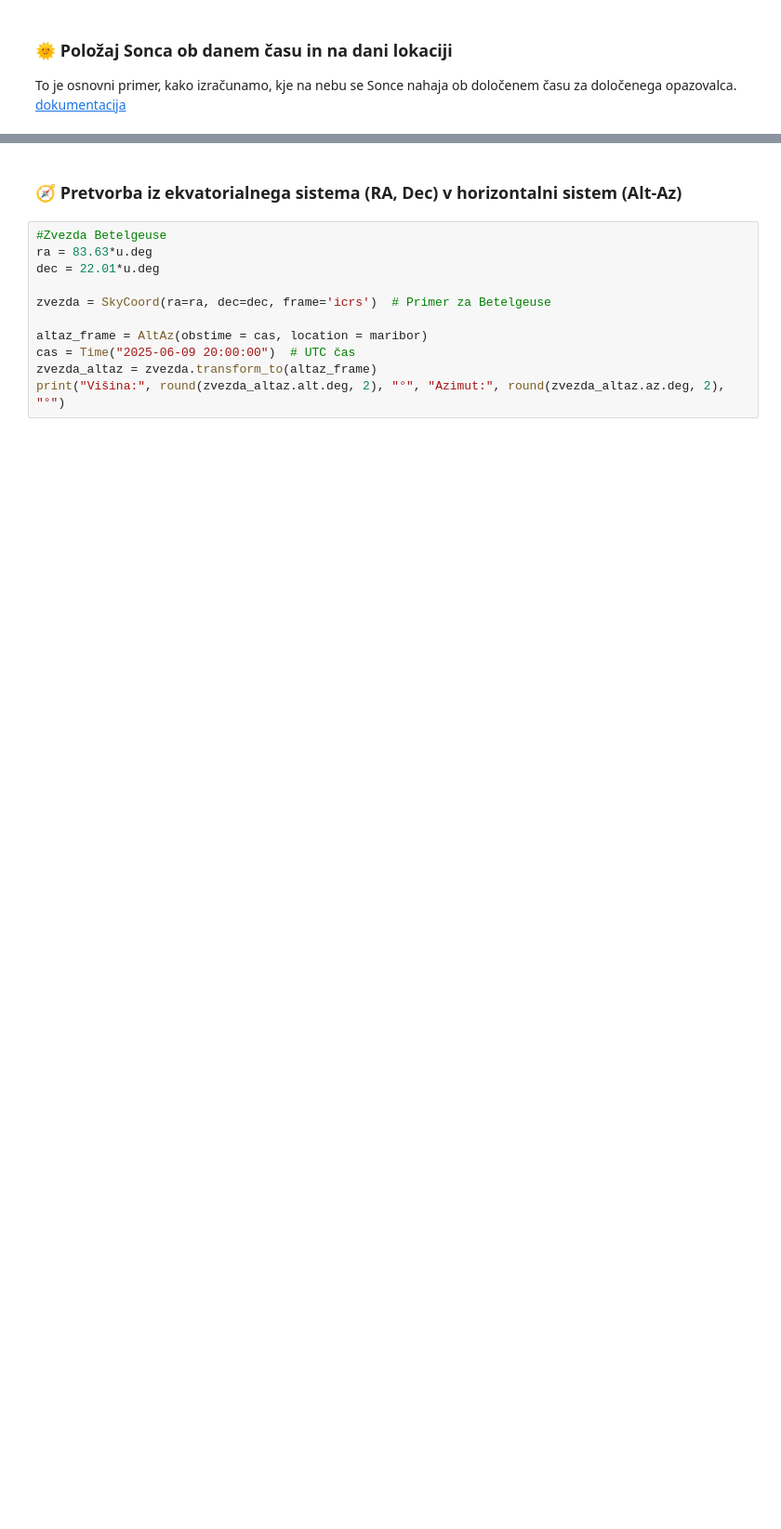
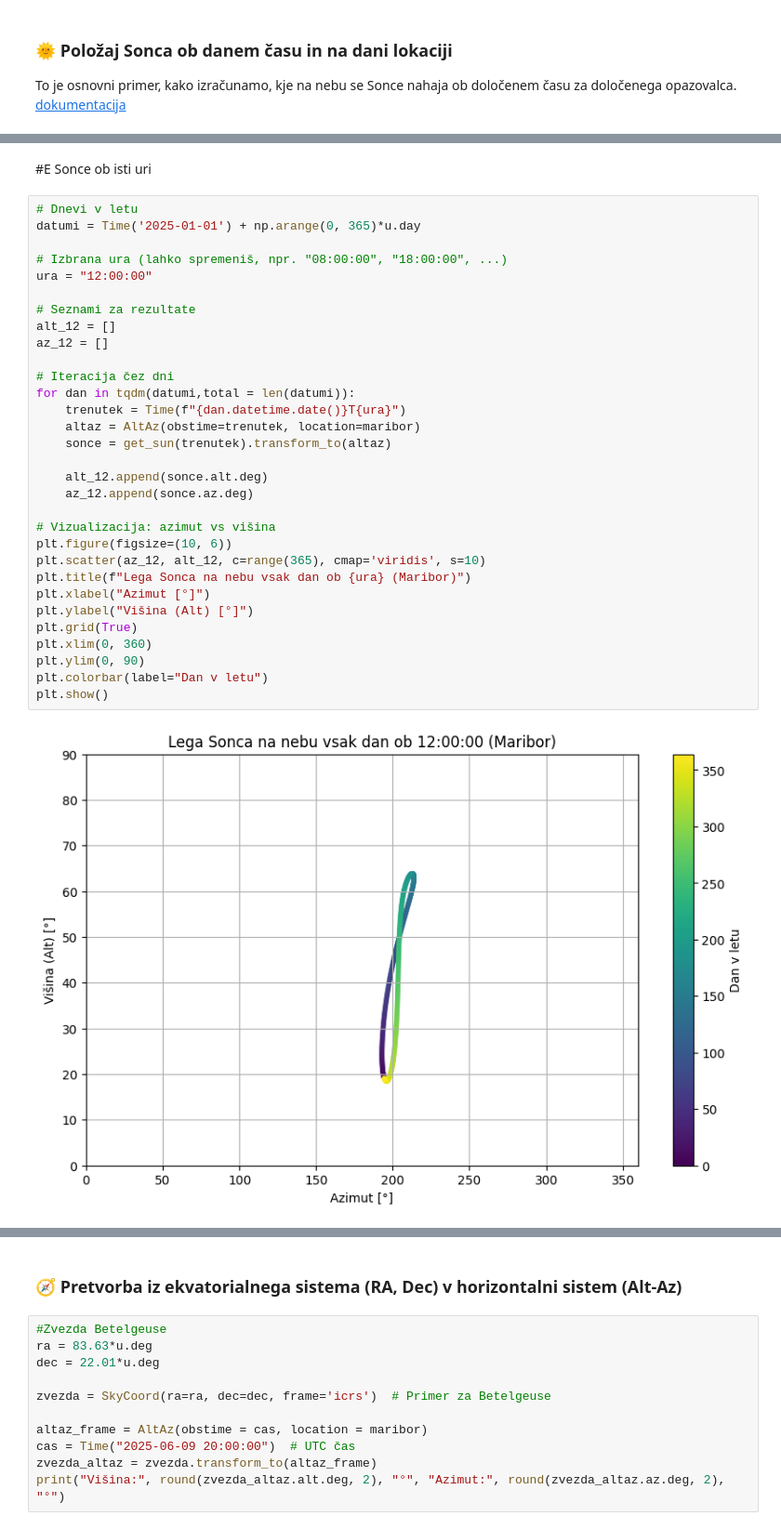
Before and after one commit to ReneMarkovic/colab_notebooks, a Jupyter notebook: Didaktika_astronomije.ipynb, the cells around one changed output, grey strips where cells are left out. Shown at 93% size. Cells and saved outputs as stored; diff of their text form; blank space fills up the shorter version.

```diff
--- a/Didaktika_astronomije.ipynb
+++ b/Didaktika_astronomije.ipynb
@@ -204,0 +346,35 @@ Višina Sonca: -22.6 ° Azimut: 311.0 °
+# %% [markdown]
+#E Sonce ob isti uri
+# %%
+# Dnevi v letu
+datumi = Time('2025-01-01') + np.arange(0, 365)*u.day
+
+# Izbrana ura (lahko spremeniš, npr. "08:00:00", "18:00:00", ...)
+ura = "12:00:00"
+
+# Seznami za rezultate
+alt_12 = []
+az_12 = []
+
+# Iteracija čez dni
+for dan in tqdm(datumi,total = len(datumi)):
+    trenutek = Time(f"{dan.datetime.date()}T{ura}")
+    altaz = AltAz(obstime=trenutek, location=maribor)
+    sonce = get_sun(trenutek).transform_to(altaz)
+
+    alt_12.append(sonce.alt.deg)
+    az_12.append(sonce.az.deg)
+
+# Vizualizacija: azimut vs višina
+plt.figure(figsize=(10, 6))
+plt.scatter(az_12, alt_12, c=range(365), cmap='viridis', s=10)
+plt.title(f"Lega Sonca na nebu vsak dan ob {ura} (Maribor)")
+plt.xlabel("Azimut [°]")
+plt.ylabel("Višina (Alt) [°]")
+plt.grid(True)
+plt.xlim(0, 360)
+plt.ylim(0, 90)
+plt.colorbar(label="Dan v letu")
+plt.show()
+# %% [output]
+[figure, added]
```
Also changed, not shown: parts of 12 cells of this notebook.
